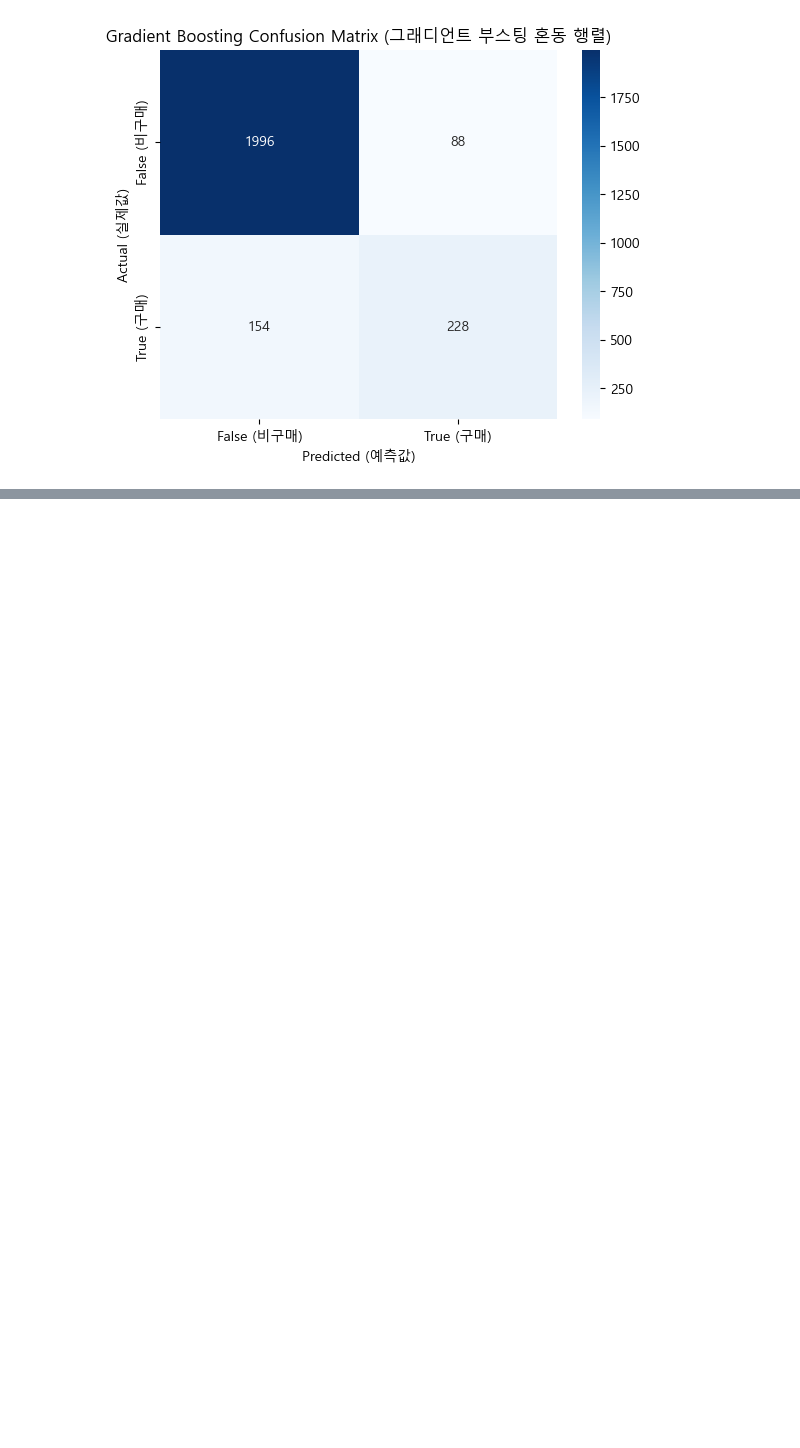
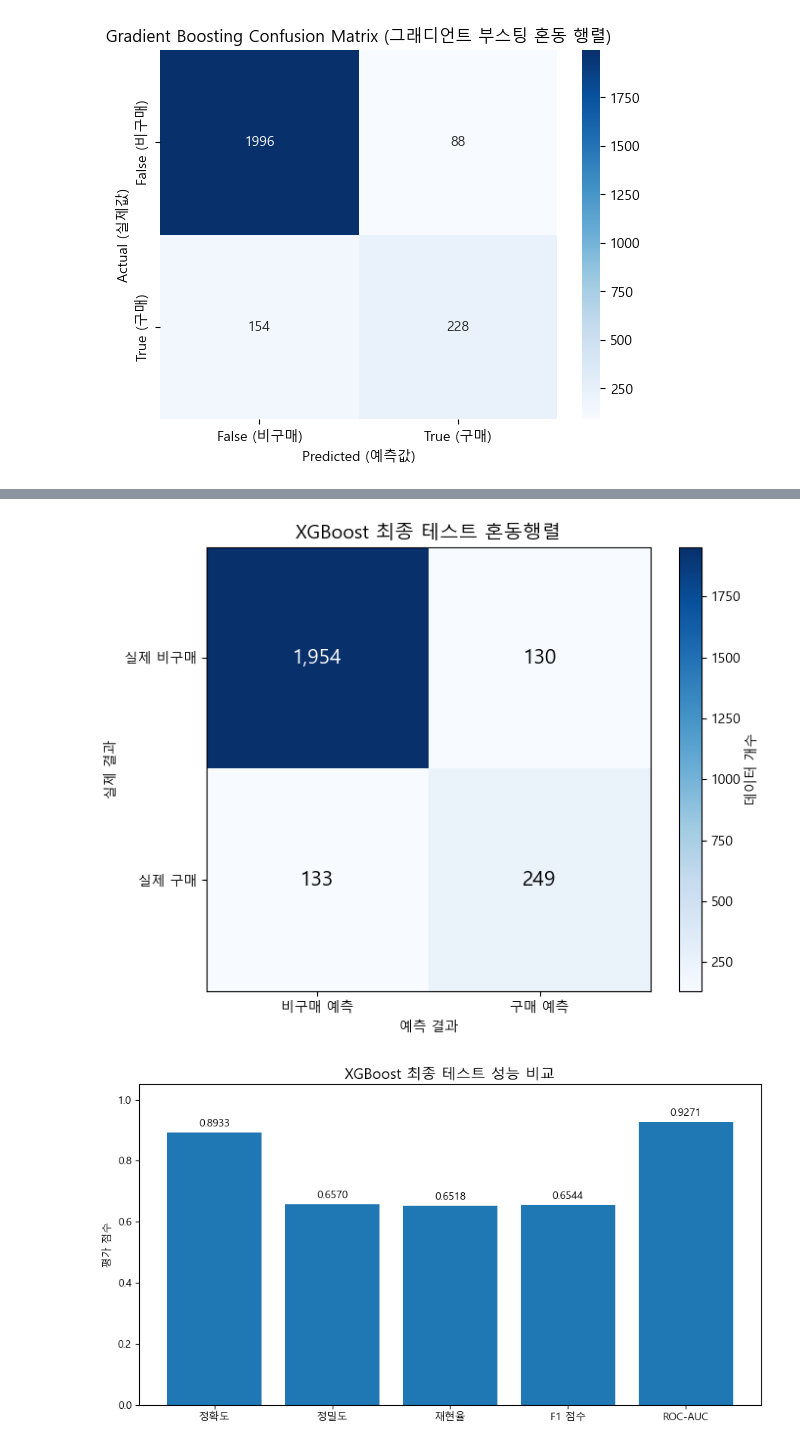
Before and after one commit to Kim-Ki-yeol/AI-Modeling, a Jupyter notebook: 프로젝트/온라인 쇼핑몰 구매 의도 예측 미니 프로젝트.ipynb, the cells around one changed output, grey strips where cells are left out. Drawn from its saved outputs; the diff is of its cells as text; code cells hidden in the pictures; blank space fills up the shorter version.

```diff
--- a/프로젝트/온라인_쇼핑몰_미니프로젝트.ipynb
+++ b/프로젝트/온라인 쇼핑몰 구매 의도 예측 미니 프로젝트.ipynb
@@ -1976,0 +1874,19 @@ cm_results
+# %%
+# 기존 X_fit, X_valid를 복사하여 DAY 4 및 다른 실험에 영향이 없도록 처리
+X_fit_fe = X_fit.drop(columns=two_drop_cols).copy()
+X_valid_fe = X_valid.drop(columns=two_drop_cols).copy()
+
+# 파생변수 1: 상품 페이지당 평균 체류시간 (삭제했던 원본 컬럼을 활용)
+X_fit_fe['상품페이지_평균체류시간'] = X_fit['ProductRelated_Duration'] / (X_fit['ProductRelated'] + 1)
+X_valid_fe['상품페이지_평균체류시간'] = X_valid['ProductRelated_Duration'] / (X_valid['ProductRelated'] + 1)
+
+# 파생변수 2: 전체 방문 페이지 중 상품 페이지 비율
+for original, engineered in [(X_fit, X_fit_fe), (X_valid, X_valid_fe)]:
+    total_pages = original['Administrative'] + original['Informational'] + original['ProductRelated']
+    engineered['상품페이지_방문비율'] = original['ProductRelated'] / (total_pages + 1)
+
+# 기존 최고 후보와 같은 구매 가중치 1.5배를 적용해 파생변수 효과만 비교
+fe_weights = np.where(y_fit == 1, 1.5, 1.0)
+gb_fe = GradientBoostingClassifier(random_state=42)
+gb_fe.fit(X_fit_fe, y_fit, sample_weight=fe_weights)
+fe_results = [evaluate_model('GB + 파생변수 2개 + 구매 가중치 1.5배', gb_fe, X_valid_fe, y_valid)]
@@ -1976,0 +2319,44 @@ cm_results
+# %%
+# 7. 한글 폰트 설정
+import matplotlib.font_manager as fm
+font_names = [font.name for font in fm.fontManager.ttflist]
+if 'Malgun Gothic' in font_names:
+    plt.rcParams['font.family'] = 'Malgun Gothic'
+elif 'NanumGothic' in font_names:
+    plt.rcParams['font.family'] = 'NanumGothic'
+elif 'Noto Sans CJK KR' in font_names:
+    plt.rcParams['font.family'] = 'Noto Sans CJK KR'
+plt.rcParams['axes.unicode_minus'] = False
+
+# 8. 최종 Test 혼동행렬 그래프
+plt.figure(figsize=(7, 5.5))
+plt.imshow(cm, cmap='Blues')
+plt.colorbar(label='데이터 개수')
+plt.xticks([0, 1], ['비구매 예측', '구매 예측'])
+plt.yticks([0, 1], ['실제 비구매', '실제 구매'])
+plt.title('XGBoost 최종 테스트 혼동행렬', fontsize=14)
+plt.xlabel('예측 결과')
+plt.ylabel('실제 결과')
+for i in range(2):
+    for j in range(2):
+        plt.text(j, i, f'{cm[i, j]:,}', ha='center', va='center', fontsize=15,
+                 color='white' if cm[i, j] > cm.max() / 2 else 'black')
+plt.tight_layout()
+plt.show()
+
+# 9. 최종 Test 평가 지표 그래프
+metric_keys = ['Accuracy', 'Precision', 'Recall', 'F1-score', 'ROC-AUC']
+metric_names = ['정확도', '정밀도', '재현율', 'F1 점수', 'ROC-AUC']
+metric_values = [final_test_result[name] for name in metric_keys]
+plt.figure(figsize=(9, 5))
+plt.bar(metric_names, metric_values)
+plt.ylim(0, 1.05)
+plt.title('XGBoost 최종 테스트 성능 비교', fontsize=14)
+plt.ylabel('평가 점수')
+for i, value in enumerate(metric_values):
+    plt.text(i, value + 0.02, f'{value:.4f}', ha='center')
+plt.tight_layout()
+plt.show()
+# %% [output]
+[figure, added]
+[figure, added]
```
Also changed, not shown: parts of 88 cells of this notebook, 3 other files.
